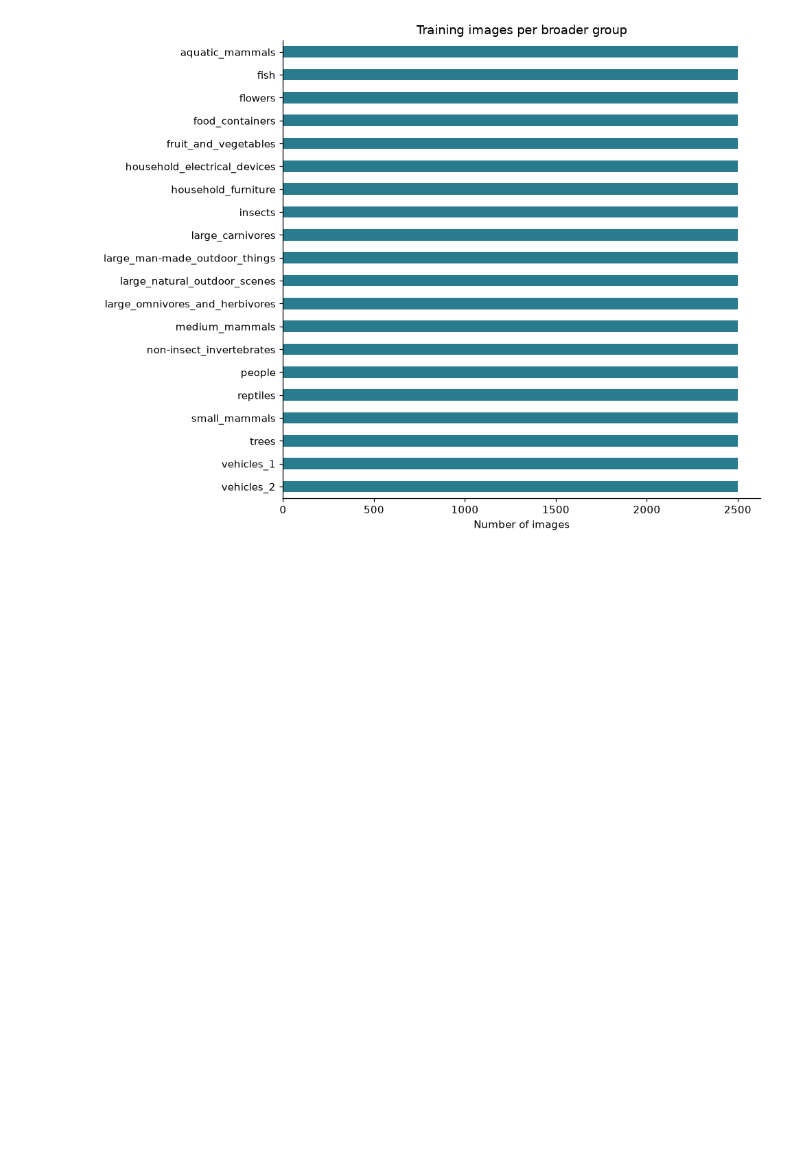
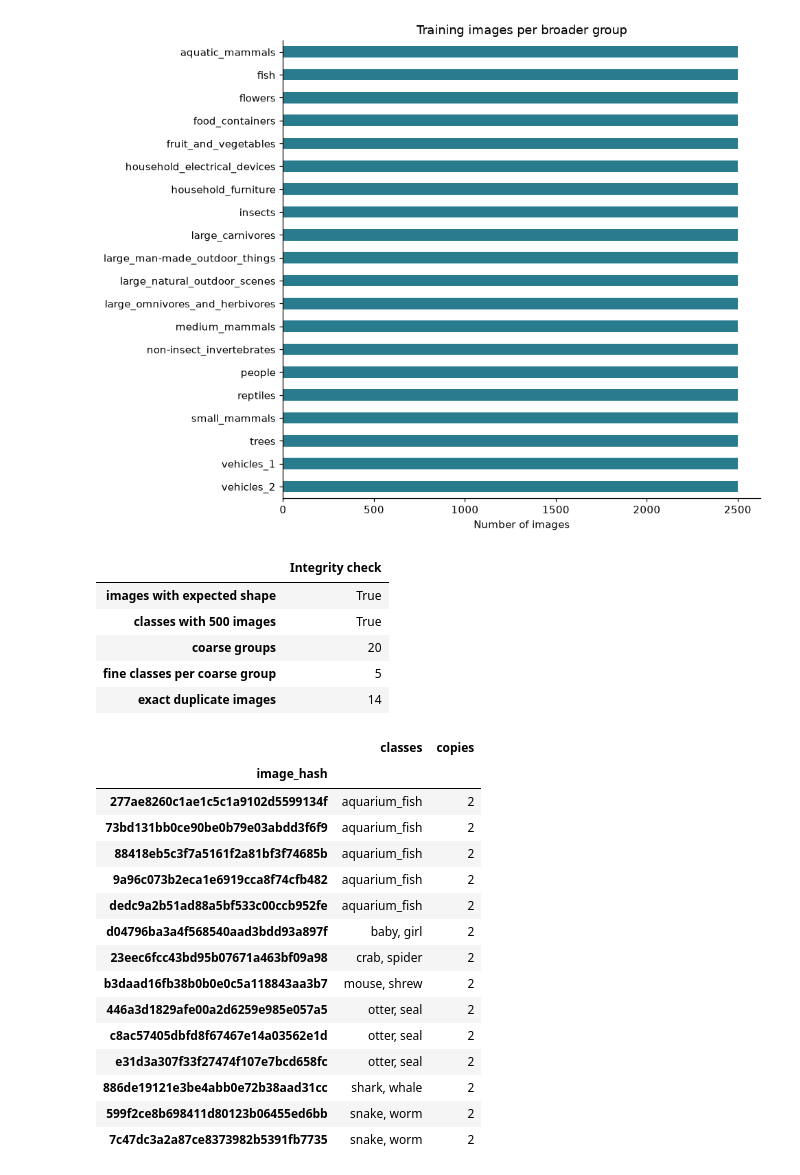
Before and after one commit to Catpockets/sdm-vision-reliability, a Jupyter notebook: notebooks/01_cifar100_eda.ipynb, the cells around one changed output. Saved outputs shown, nothing was run; the diff lists cells and outputs as text; code cells hidden in the pictures; blank space fills up the shorter version.

Commit message:
feat: extend CIFAR-100 EDA checks
Refs #4

```diff
--- a/notebooks/01_cifar100_eda.ipynb
+++ b/notebooks/01_cifar100_eda.ipynb
@@ -176,3 +176,54 @@ plt.tight_layout()
 plt.show()
 # %% [output]
 [figure]
+# %%
+# Data integrity and label hierarchy
+
+assert images.shape == (50000, 32, 32, 3)
+assert len(labels) == len(images)
+assert labels["class"].isin(class_names).all()
+assert labels["group"].isin(group_names).all()
+
+class_group_counts = labels.groupby("group")["class"].nunique()
+assert (class_group_counts == 5).all()
+image_hashes = pd.Series([hashlib.md5(image.tobytes()).hexdigest() for image in images])
+integrity_summary = pd.Series({
+    "images with expected shape": images.shape == (50000, 32, 32, 3),
+    "classes with 500 images": (class_counts["images"] == 500).all(),
+    "coarse groups": labels["group"].nunique(),
+    "fine classes per coarse group": int(class_group_counts.iloc[0]),
+    "exact duplicate images": image_hashes.duplicated().sum(),
+}, name="Integrity check").to_frame()
+display(integrity_summary)
+
+duplicate_labels = (
+    labels.assign(image_hash=image_hashes)
+    .groupby("image_hash")
+    .agg(classes=("class", lambda values: ", ".join(sorted(set(values)))), copies=("class", "size"))
+    .query("copies > 1")
+    .sort_values("classes")
+)
+display(duplicate_labels)
+# %% [output]
+|  | Integrity check |
+| images with expected shape | True |
+| classes with 500 images | True |
+| coarse groups | 20 |
+| fine classes per coarse group | 5 |
+| exact duplicate images | 14 |
+|  | classes | copies |
+| image_hash |  |  |
+| 277ae8260c1ae1c5c1a9102d5599134f | aquarium_fish | 2 |
+| 73bd131bb0ce90be0b79e03abdd3f6f9 | aquarium_fish | 2 |
+| 88418eb5c3f7a5161f2a81bf3f74685b | aquarium_fish | 2 |
+| 9a96c073b2eca1e6919cca8f74cfb482 | aquarium_fish | 2 |
+| dedc9a2b51ad88a5bf533c00ccb952fe | aquarium_fish | 2 |
+| d04796ba3a4f568540aad3bdd93a897f | baby, girl | 2 |
+| 23eec6fcc43bd95b07671a463bf09a98 | crab, spider | 2 |
+| b3daad16fb38b0b0e0c5a118843aa3b7 | mouse, shrew | 2 |
+| 446a3d1829afe00a2d6259e985e057a5 | otter, seal | 2 |
+| c8ac57405dbfd8f67467e14a03562e1d | otter, seal | 2 |
+| e31d3a307f33f27474f107e7bcd658fc | otter, seal | 2 |
+| 886de19121e3be4abb0e72b38aad31cc | shark, whale | 2 |
+| 599f2ce8b698411d80123b06455ed6bb | snake, worm | 2 |
+| 7c47dc3a2a87ce8373982b5391fb7735 | snake, worm | 2 |
```
Also changed, not shown: parts of 1 cell of this notebook.
